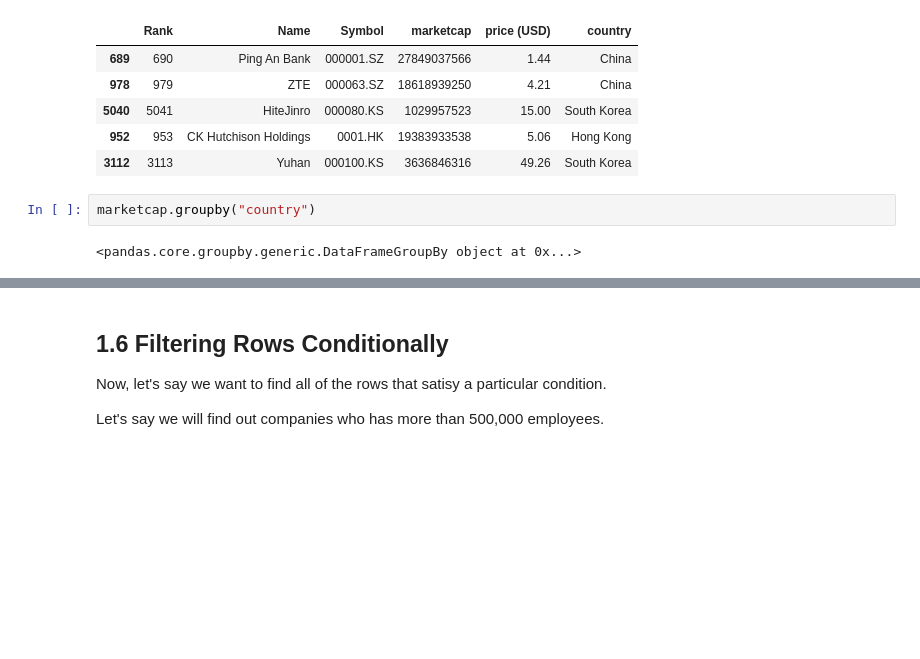
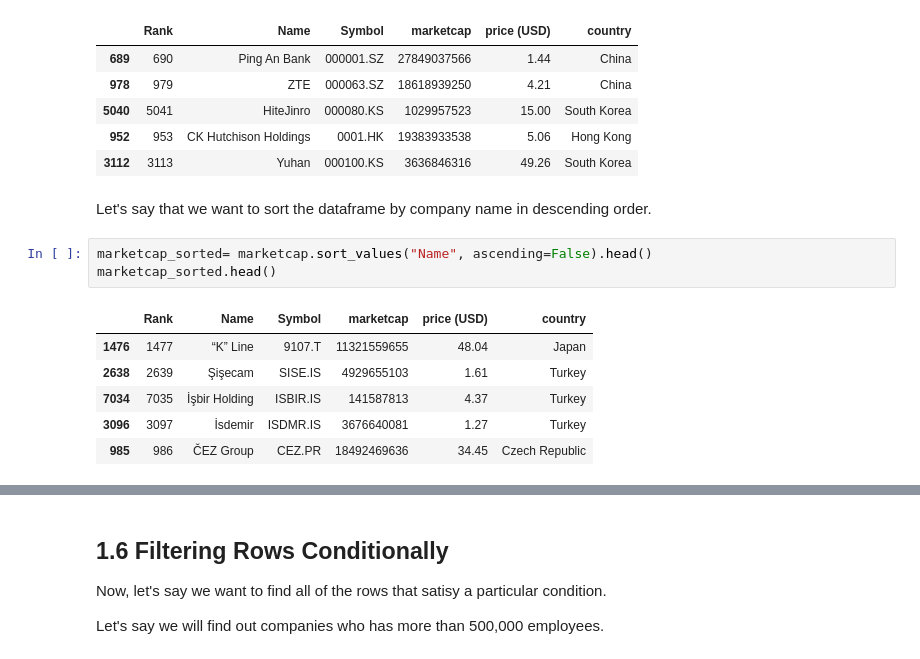
Before and after one commit to gheniabla/intro2ml, a Jupyter notebook: chapters/chapter2.ipynb, the cells around one changed output, grey strips where cells are left out. Drawn from its saved outputs; the diff is of its cells as text; blank space fills up the shorter version.

```diff
--- a/chapters/chapter2.ipynb
+++ b/chapters/chapter2.ipynb
@@ -196,7 +196,15 @@ marketcap_sorted.head()
 | 5040 | 5041 | HiteJinro | 000080.KS | 1029957523 | 15.00 | South Korea |
 | 952 | 953 | CK Hutchison Holdings | 0001.HK | 19383933538 | 5.06 | Hong Kong |
 | 3112 | 3113 | Yuhan | 000100.KS | 3636846316 | 49.26 | South Korea |
-# %%
-marketcap.groupby("country")
-# %% [output]
-<pandas.core.groupby.generic.DataFrameGroupBy object at 0x...>
+# %% [markdown]
+Let's say that we want to sort the dataframe by company name in descending order.
+# %%
+marketcap_sorted= marketcap.sort_values("Name", ascending=False).head()
+marketcap_sorted.head()
+# %% [output]
+|  | Rank | Name | Symbol | marketcap | price (USD) | country |
+| 1476 | 1477 | “K” Line | 9107.T | 11321559655 | 48.04 | Japan |
+| 2638 | 2639 | Şişecam | SISE.IS | 4929655103 | 1.61 | Turkey |
+| 7034 | 7035 | İşbir Holding | ISBIR.IS | 141587813 | 4.37 | Turkey |
+| 3096 | 3097 | İsdemir | ISDMR.IS | 3676640081 | 1.27 | Turkey |
+| 985 | 986 | ČEZ Group | CEZ.PR | 18492469636 | 34.45 | Czech Republic |
```
Also changed, not shown: parts of 7 cells of this notebook.
